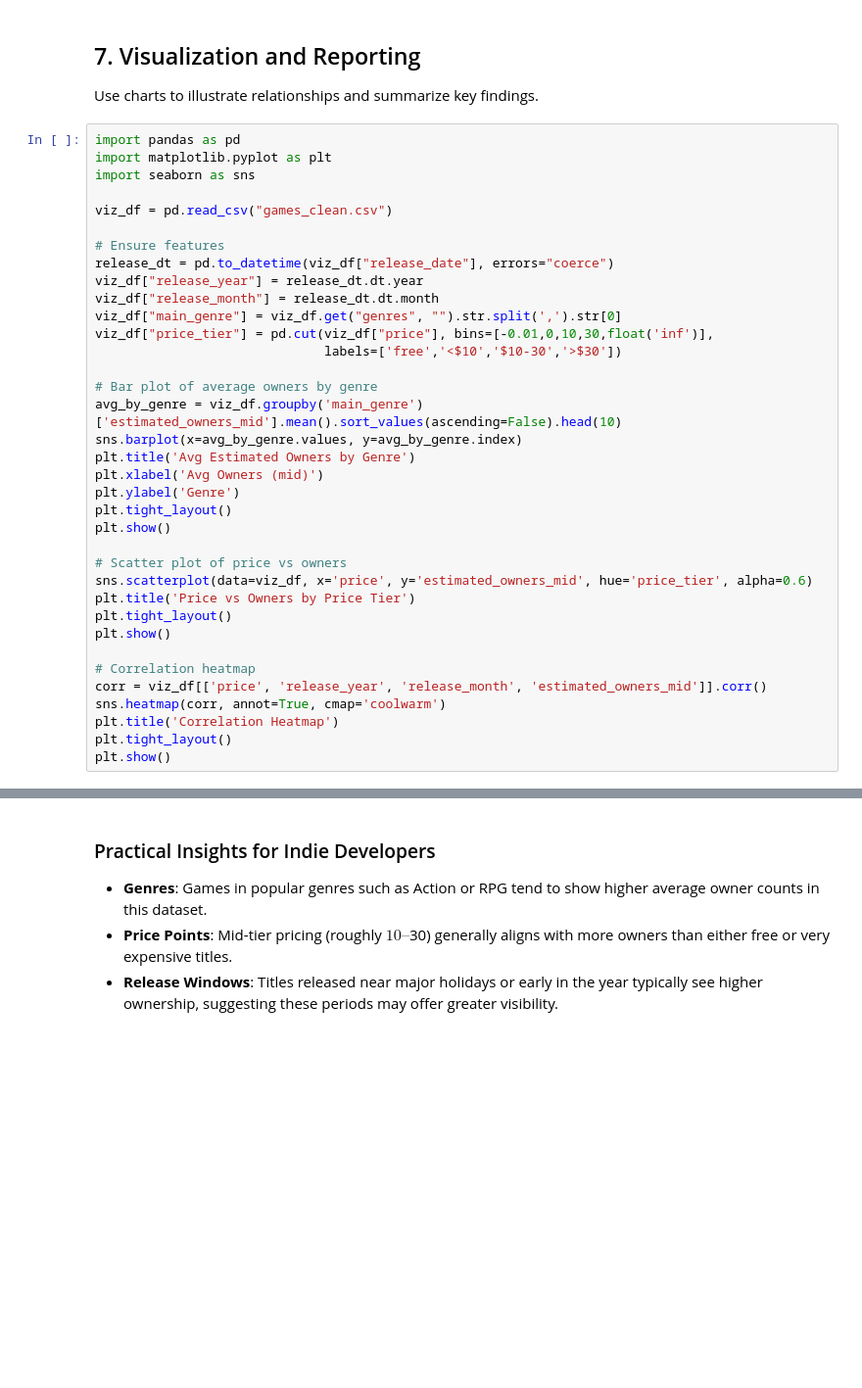
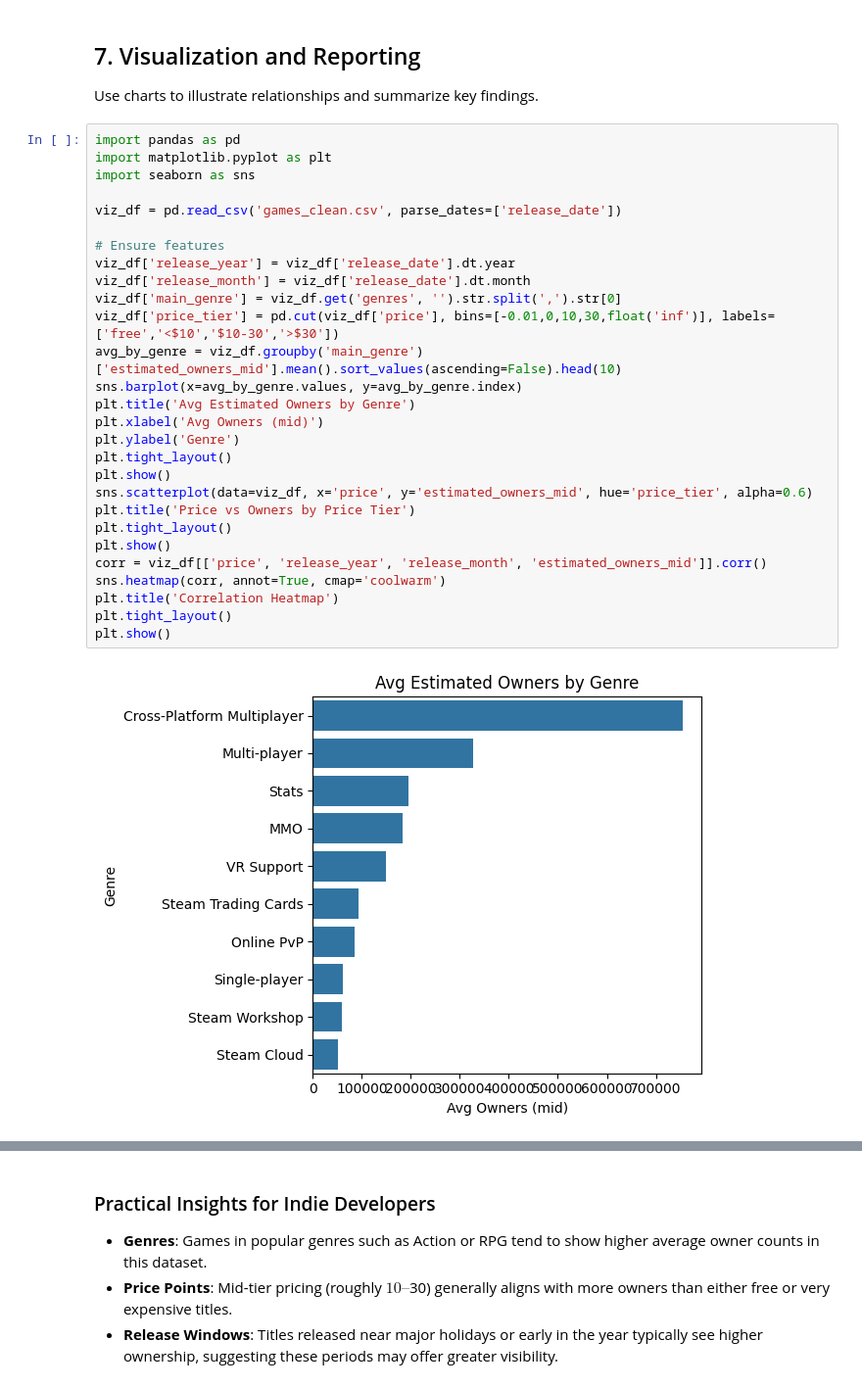
Before and after one commit to LowTideDev/Data-Analytics-Capstone, a Jupyter notebook: steam_analysis.ipynb, the cells around one changed output, grey strips where cells are left out. Shown at 98% size. Cells and saved outputs as stored; diff of their text form; blank space fills up the shorter version.

```diff
--- a/steam_analysis.ipynb
+++ b/steam_analysis.ipynb
@@ -225,36 +246,30 @@ Use charts to illustrate relationships and summarize key findings.
 # %%
 import pandas as pd
 import matplotlib.pyplot as plt
 import seaborn as sns
 
-viz_df = pd.read_csv("games_clean.csv")
+viz_df = pd.read_csv('games_clean.csv', parse_dates=['release_date'])
 
 # Ensure features
-release_dt = pd.to_datetime(viz_df["release_date"], errors="coerce")
-viz_df["release_year"] = release_dt.dt.year
-viz_df["release_month"] = release_dt.dt.month
-viz_df["main_genre"] = viz_df.get("genres", "").str.split(',').str[0]
-viz_df["price_tier"] = pd.cut(viz_df["price"], bins=[-0.01,0,10,30,float('inf')],
-                              labels=['free','<$10','$10-30','>$30'])
-
-# Bar plot of average owners by genre
+viz_df['release_year'] = viz_df['release_date'].dt.year
+viz_df['release_month'] = viz_df['release_date'].dt.month
+viz_df['main_genre'] = viz_df.get('genres', '').str.split(',').str[0]
+viz_df['price_tier'] = pd.cut(viz_df['price'], bins=[-0.01,0,10,30,float('inf')], labels=['free','<$10','$10-30','>$30'])
 avg_by_genre = viz_df.groupby('main_genre')['estimated_owners_mid'].mean().sort_values(ascending=False).head(10)
 sns.barplot(x=avg_by_genre.values, y=avg_by_genre.index)
 plt.title('Avg Estimated Owners by Genre')
 plt.xlabel('Avg Owners (mid)')
 plt.ylabel('Genre')
 plt.tight_layout()
 plt.show()
-
-# Scatter plot of price vs owners
 sns.scatterplot(data=viz_df, x='price', y='estimated_owners_mid', hue='price_tier', alpha=0.6)
 plt.title('Price vs Owners by Price Tier')
 plt.tight_layout()
 plt.show()
-
-# Correlation heatmap
 corr = viz_df[['price', 'release_year', 'release_month', 'estimated_owners_mid']].corr()
 sns.heatmap(corr, annot=True, cmap='coolwarm')
 plt.title('Correlation Heatmap')
 plt.tight_layout()
 plt.show()
+# %% [output]
+[figure, added]
```
Also changed, not shown: parts of 7 cells of this notebook, 1 other file.
